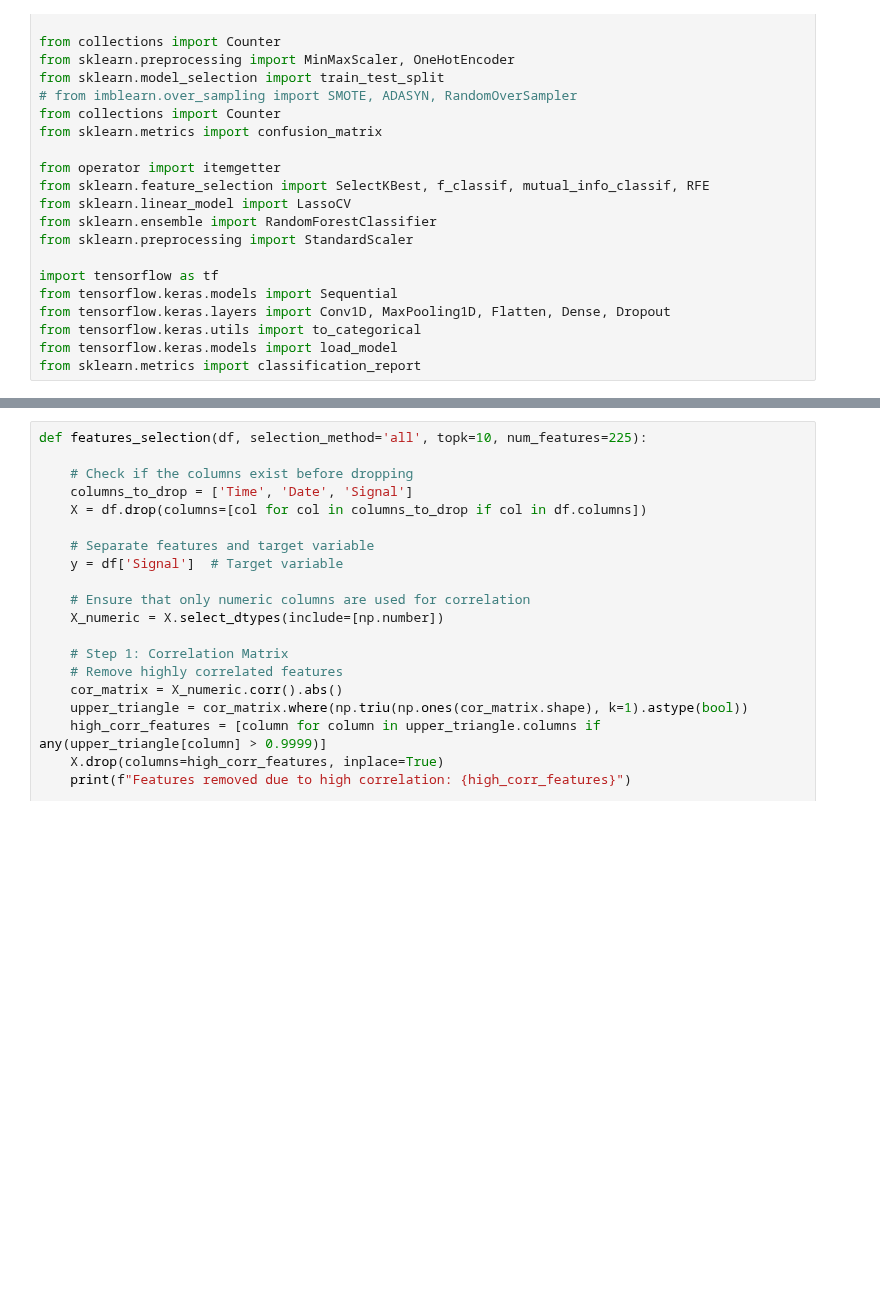
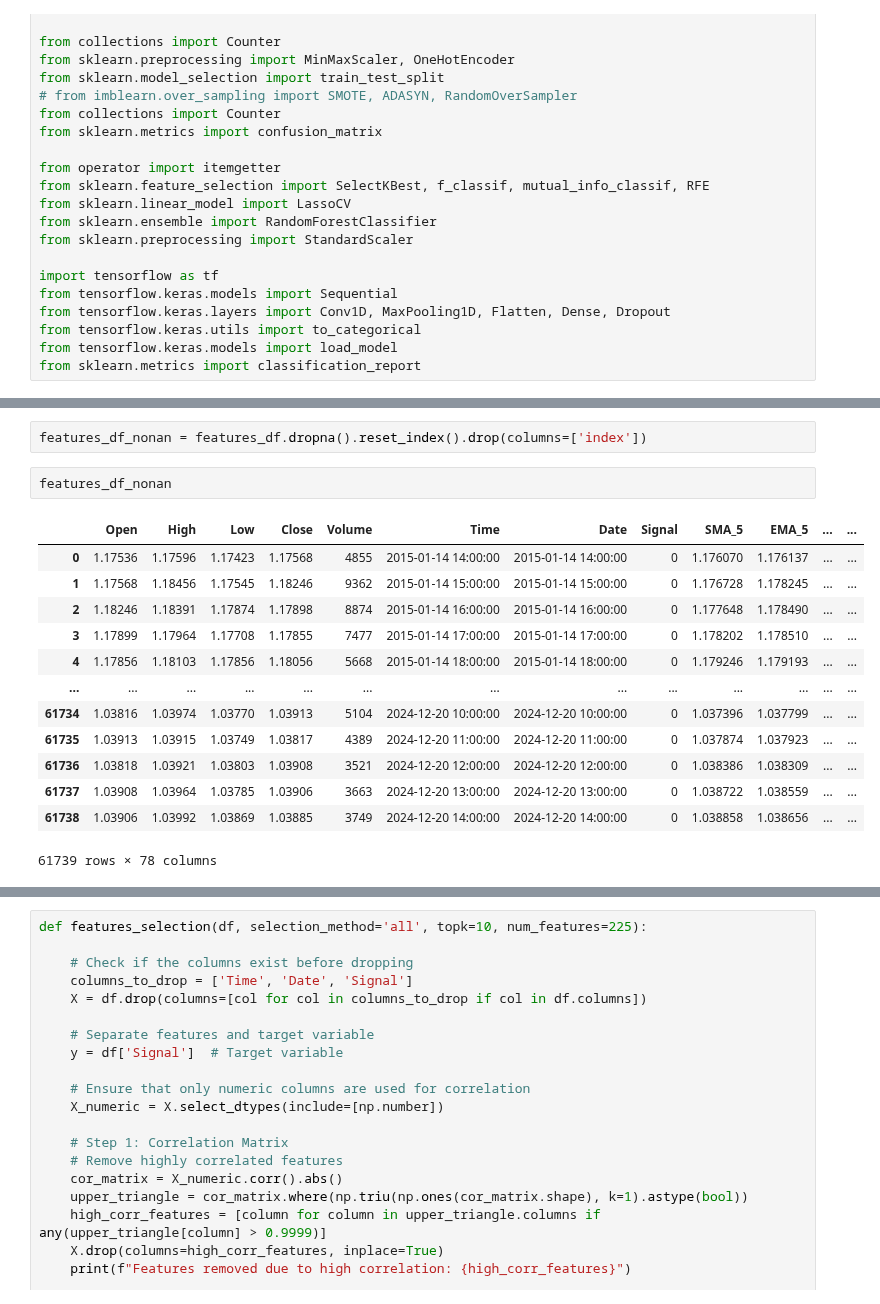
Before and after one commit to Iftekhar-mobin/Make_Money_with_Tensorflow_2.0, a Jupyter notebook: forexPredictor/CNN Training from the generated signal --------- finetuned ------ .ipynb, the cells around one changed output, grey strips where cells are left out. Saved outputs shown, nothing was run; the diff lists cells and outputs as text; blank space fills up the shorter version.

```diff
--- a/forexPredictor/CNN Training from the generated signal --------- finetuned ------ .ipynb
+++ b/forexPredictor/CNN Training from the generated signal --------- finetuned ------ .ipynb
@@ -41,0 +58,18 @@ features_df_nonan = features_df.dropna().reset_index().drop(columns=['index'])
+# %%
+features_df_nonan = features_df.dropna().reset_index().drop(columns=['index'])
+# %%
+features_df_nonan
+# %% [output]
+|  | Open | High | Low | Close | Volume | Time | Date | Signal | SMA_5 | EMA_5 | ... | ... |
+| 0 | 1.17536 | 1.17596 | 1.17423 | 1.17568 | 4855 | 2015-01-14 14:00:00 | 2015-01-14 14:00:00 | 0 | 1.176070 | 1.176137 | ... | ... |
+| 1 | 1.17568 | 1.18456 | 1.17545 | 1.18246 | 9362 | 2015-01-14 15:00:00 | 2015-01-14 15:00:00 | 0 | 1.176728 | 1.178245 | ... | ... |
+| 2 | 1.18246 | 1.18391 | 1.17874 | 1.17898 | 8874 | 2015-01-14 16:00:00 | 2015-01-14 16:00:00 | 0 | 1.177648 | 1.178490 | ... | ... |
+| 3 | 1.17899 | 1.17964 | 1.17708 | 1.17855 | 7477 | 2015-01-14 17:00:00 | 2015-01-14 17:00:00 | 0 | 1.178202 | 1.178510 | ... | ... |
+| 4 | 1.17856 | 1.18103 | 1.17856 | 1.18056 | 5668 | 2015-01-14 18:00:00 | 2015-01-14 18:00:00 | 0 | 1.179246 | 1.179193 | ... | ... |
+| ... | ... | ... | ... | ... | ... | ... | ... | ... | ... | ... | ... | ... |
+| 61734 | 1.03816 | 1.03974 | 1.03770 | 1.03913 | 5104 | 2024-12-20 10:00:00 | 2024-12-20 10:00:00 | 0 | 1.037396 | 1.037799 | ... | ... |
+| 61735 | 1.03913 | 1.03915 | 1.03749 | 1.03817 | 4389 | 2024-12-20 11:00:00 | 2024-12-20 11:00:00 | 0 | 1.037874 | 1.037923 | ... | ... |
+| 61736 | 1.03818 | 1.03921 | 1.03803 | 1.03908 | 3521 | 2024-12-20 12:00:00 | 2024-12-20 12:00:00 | 0 | 1.038386 | 1.038309 | ... | ... |
+| 61737 | 1.03908 | 1.03964 | 1.03785 | 1.03906 | 3663 | 2024-12-20 13:00:00 | 2024-12-20 13:00:00 | 0 | 1.038722 | 1.038559 | ... | ... |
+| 61738 | 1.03906 | 1.03992 | 1.03869 | 1.03885 | 3749 | 2024-12-20 14:00:00 | 2024-12-20 14:00:00 | 0 | 1.038858 | 1.038656 | ... | ... |
+61739 rows × 78 columns
```
Also changed, not shown: parts of 10 cells of this notebook, 1 other file.
